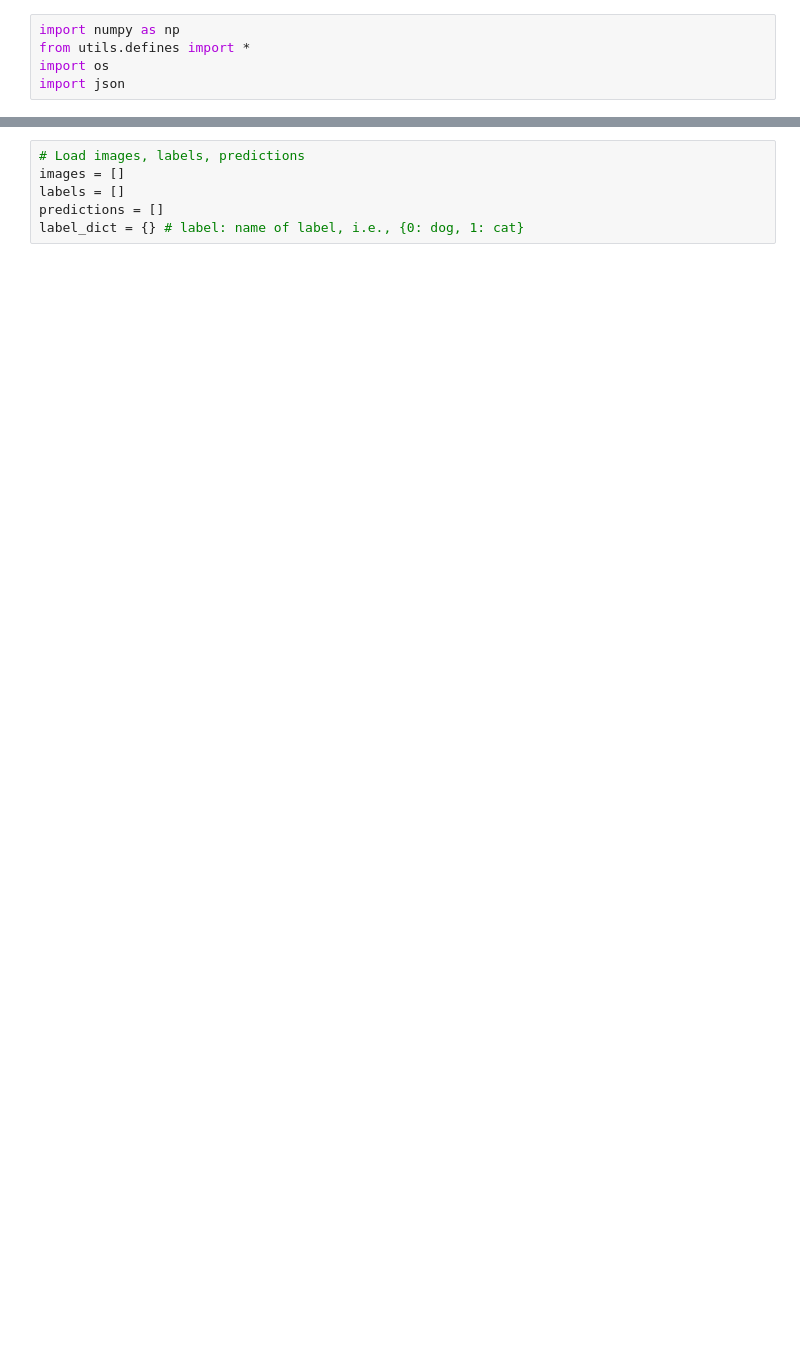
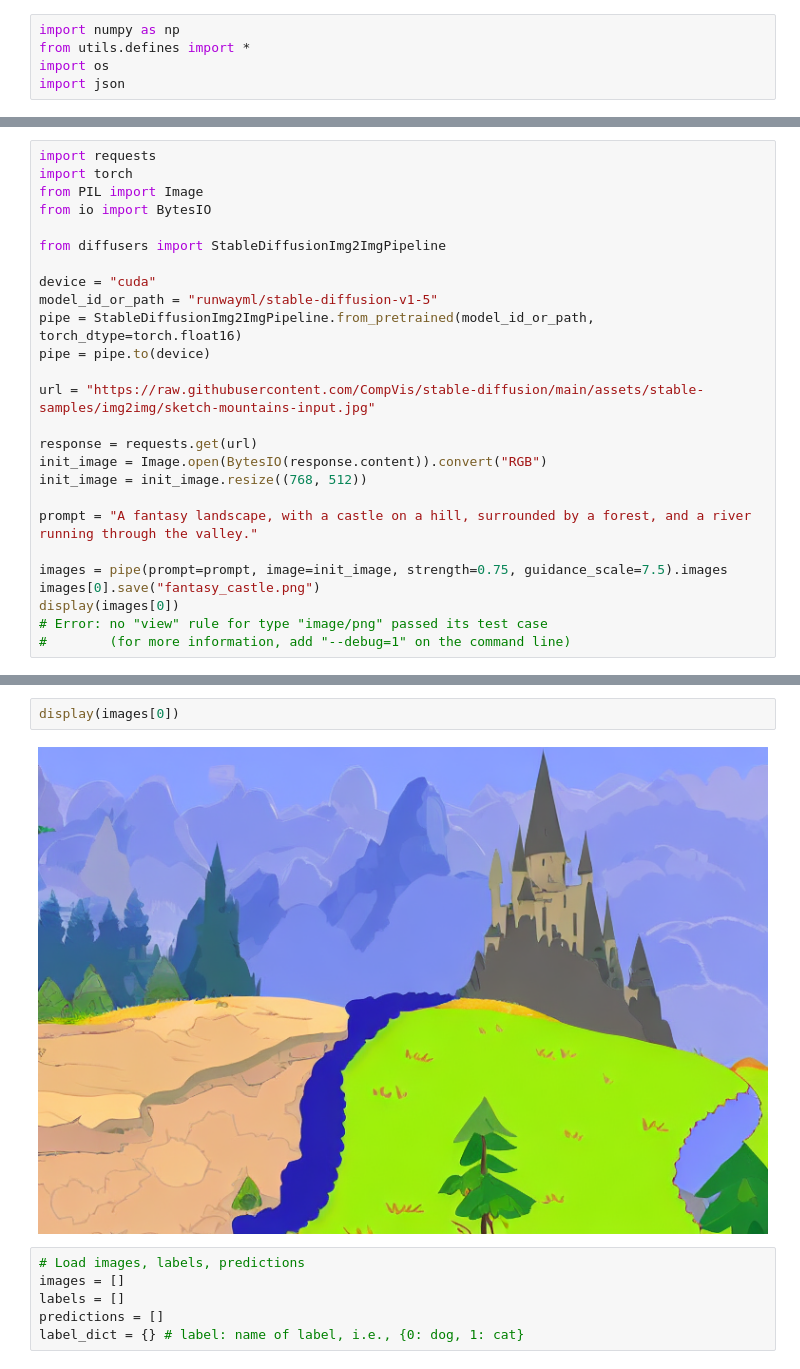
Before and after one commit to oxu2/SafeFix, a Jupyter notebook: run.ipynb, the cells around one changed output, grey strips where cells are left out. Drawn from its saved outputs; the diff is of its cells as text; blank space fills up the shorter version.

Commit message:
pipeline work

```diff
--- a/run.ipynb
+++ b/run.ipynb
@@ -5,0 +33,26 @@ import json
+# %%
+import requests
+import torch
+from PIL import Image
+from io import BytesIO
+
+from diffusers import StableDiffusionImg2ImgPipeline
+
+device = "cuda"
+model_id_or_path = "runwayml/stable-diffusion-v1-5"
+pipe = StableDiffusionImg2ImgPipeline.from_pretrained(model_id_or_path, torch_dtype=torch.float16)
+pipe = pipe.to(device)
+
+url = "https://raw.githubusercontent.com/CompVis/stable-diffusion/main/assets/stable-samples/img2img/sketch-mountains-input.jpg"
+
+response = requests.get(url)
+init_image = Image.open(BytesIO(response.content)).convert("RGB")
+init_image = init_image.resize((768, 512))
+
+prompt = "A fantasy landscape, with a castle on a hill, surrounded by a forest, and a river running through the valley."
+
+images = pipe(prompt=prompt, image=init_image, strength=0.75, guidance_scale=7.5).images
+images[0].save("fantasy_castle.png")
+display(images[0])
+# Error: no "view" rule for type "image/png" passed its test case
+#        (for more information, add "--debug=1" on the command line)
@@ -6,3 +65,7 @@ import json
+# %%
+display(images[0])
+# %% [output]
+[figure, added]
 # %%
 # Load images, labels, predictions
 images = []
```
Also changed, not shown: parts of 4 cells of this notebook, 14 other files.
